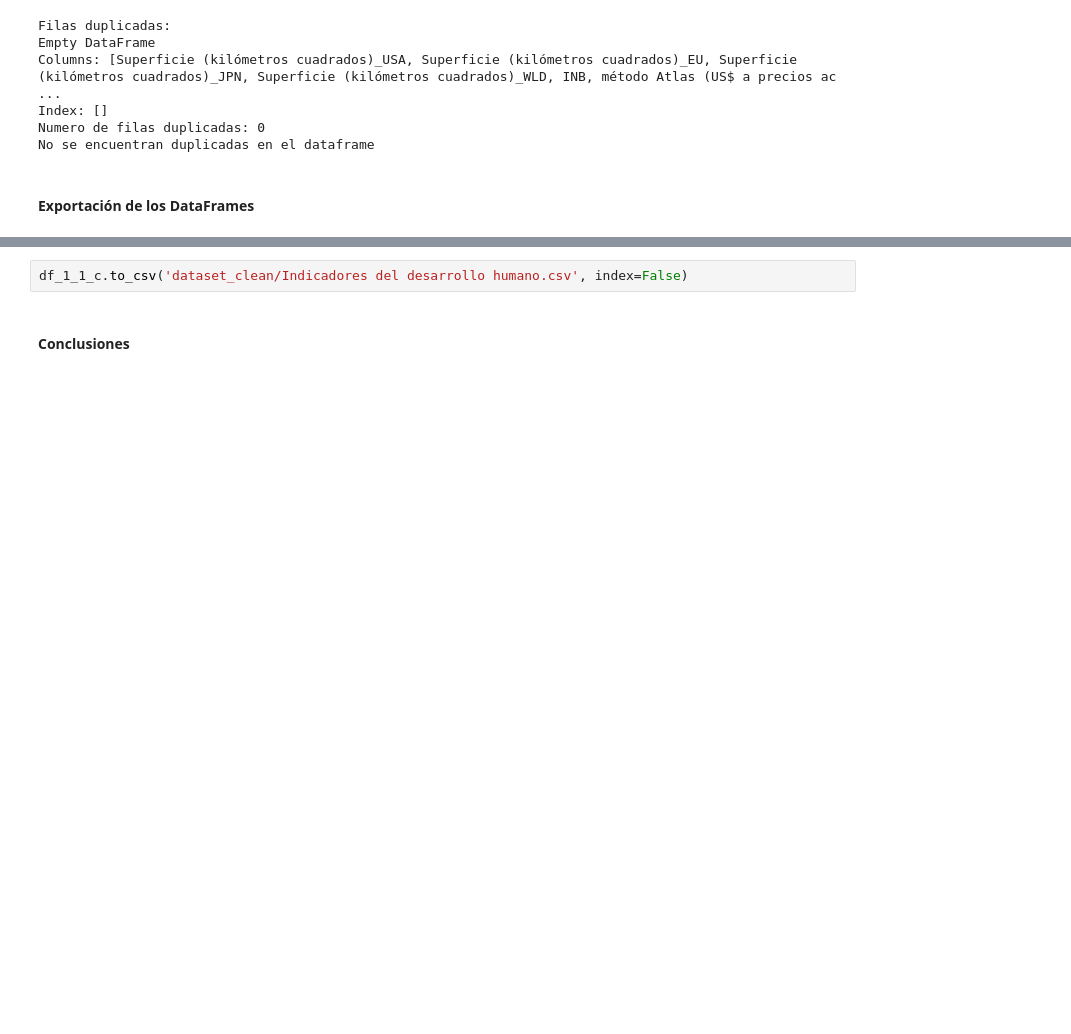
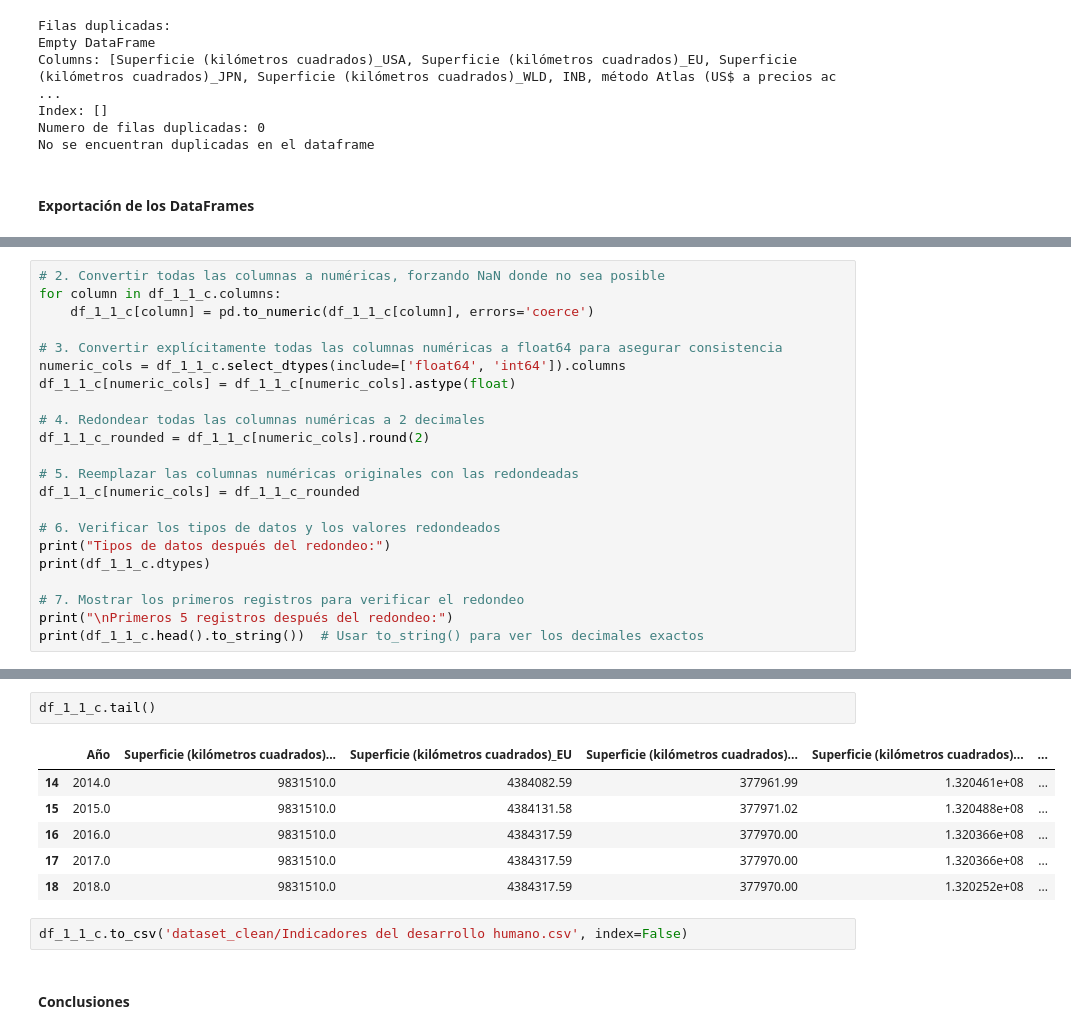
Before and after one commit to JosueMonte/gaming, a Jupyter notebook: eda_1.ipynb, the cells around one changed output, grey strips where cells are left out. Saved outputs shown, nothing was run; the diff lists cells and outputs as text; blank space fills up the shorter version.

```diff
--- a/eda_1.ipynb
+++ b/eda_1.ipynb
@@ -1164,0 +1185,22 @@ No se encuentran duplicadas en el dataframe
+# %%
+# 2. Convertir todas las columnas a numéricas, forzando NaN donde no sea posible
+for column in df_1_1_c.columns:
+    df_1_1_c[column] = pd.to_numeric(df_1_1_c[column], errors='coerce')
+
+# 3. Convertir explícitamente todas las columnas numéricas a float64 para asegurar consistencia
+numeric_cols = df_1_1_c.select_dtypes(include=['float64', 'int64']).columns
+df_1_1_c[numeric_cols] = df_1_1_c[numeric_cols].astype(float)
+
+# 4. Redondear todas las columnas numéricas a 2 decimales
+df_1_1_c_rounded = df_1_1_c[numeric_cols].round(2)
+
+# 5. Reemplazar las columnas numéricas originales con las redondeadas
+df_1_1_c[numeric_cols] = df_1_1_c_rounded
+
+# 6. Verificar los tipos de datos y los valores redondeados
+print("Tipos de datos después del redondeo:")
+print(df_1_1_c.dtypes)
+
+# 7. Mostrar los primeros registros para verificar el redondeo
+print("\nPrimeros 5 registros después del redondeo:")
+print(df_1_1_c.head().to_string())  # Usar to_string() para ver los decimales exactos
@@ -1165,3 +1225,12 @@ No se encuentran duplicadas en el dataframe
+# %%
+df_1_1_c.tail()
+# %% [output]
+|  | Año | Superficie (kilómetros cuadrados)... | Superficie (kilómetros cuadrados)_EU | Superficie (kilómetros cuadrados)... | Superficie (kilómetros cuadrados)... | ... |
+| 14 | 2014.0 | 9831510.0 | 4384082.59 | 377961.99 | 1.320461e+08 | ... |
+| 15 | 2015.0 | 9831510.0 | 4384131.58 | 377971.02 | 1.320488e+08 | ... |
+| 16 | 2016.0 | 9831510.0 | 4384317.59 | 377970.00 | 1.320366e+08 | ... |
+| 17 | 2017.0 | 9831510.0 | 4384317.59 | 377970.00 | 1.320366e+08 | ... |
+| 18 | 2018.0 | 9831510.0 | 4384317.59 | 377970.00 | 1.320252e+08 | ... |
 # %%
 df_1_1_c.to_csv('dataset_clean/Indicadores del desarrollo humano.csv', index=False)
 # %% [markdown]
```
Also changed, not shown: parts of 8 cells of this notebook, 1 other file.
